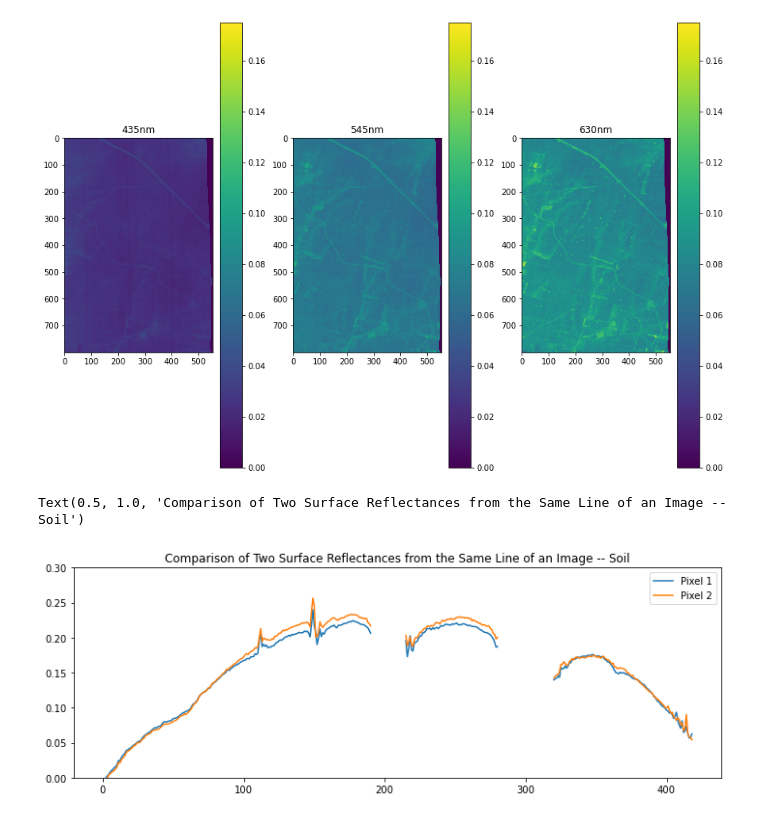
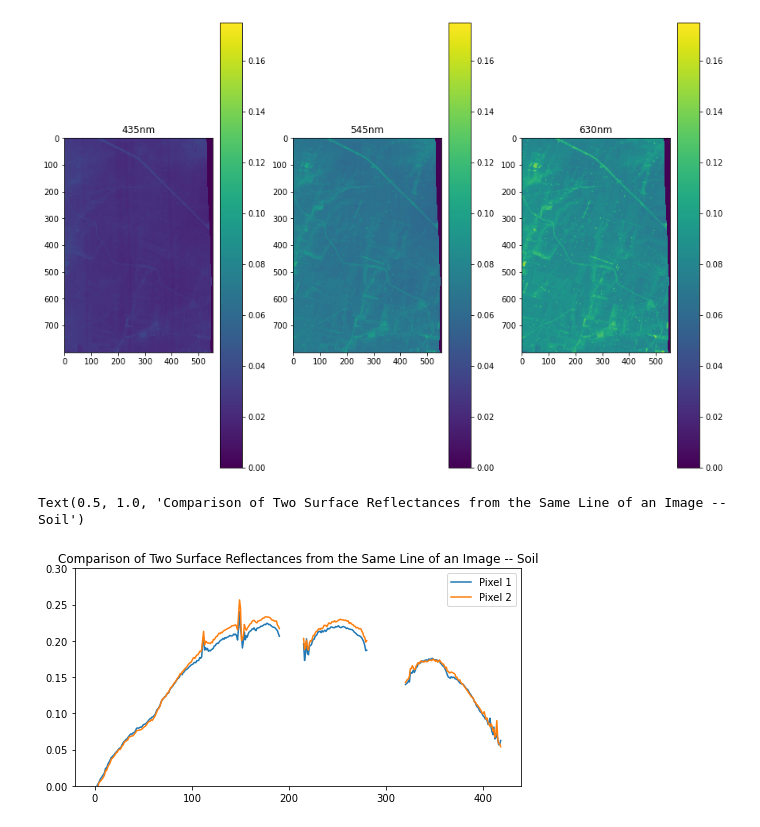
Before and after one commit to varunpatro1/OE-Reproducibility, a Jupyter notebook: Visualization_Kurnool.ipynb, the cells around one changed output. Cells and saved outputs as stored; diff of their text form; code cells hidden in the pictures.

```diff
--- a/Visualization_Kurnool.ipynb
+++ b/Visualization_Kurnool.ipynb
@@ -155,13 +148,14 @@ def remove_bad_bands(spectra: np.array):
 # %%
 spectra_1 = data[4500,250,:]
 spectra_2 = data[4500,600,:]
 remove_bad_bands(spectra_1)
 remove_bad_bands(spectra_2)
+plt.figure(figsize=(8,4))
 plt.plot(spectra_1, label = 'Pixel 1')
 plt.plot(spectra_2,label = 'Pixel 2')
 plt.ylim(0,0.3)
 plt.legend()
 plt.title('Comparison of Two Surface Reflectances from the Same Line of an Image -- Soil')
 # %% [output]
 Text(0.5, 1.0, 'Comparison of Two Surface Reflectances from the Same Line of an Image -- Soil')
-[figure, old version]
+[figure, new version]
```
Also changed, not shown: parts of 12 cells of this notebook.
